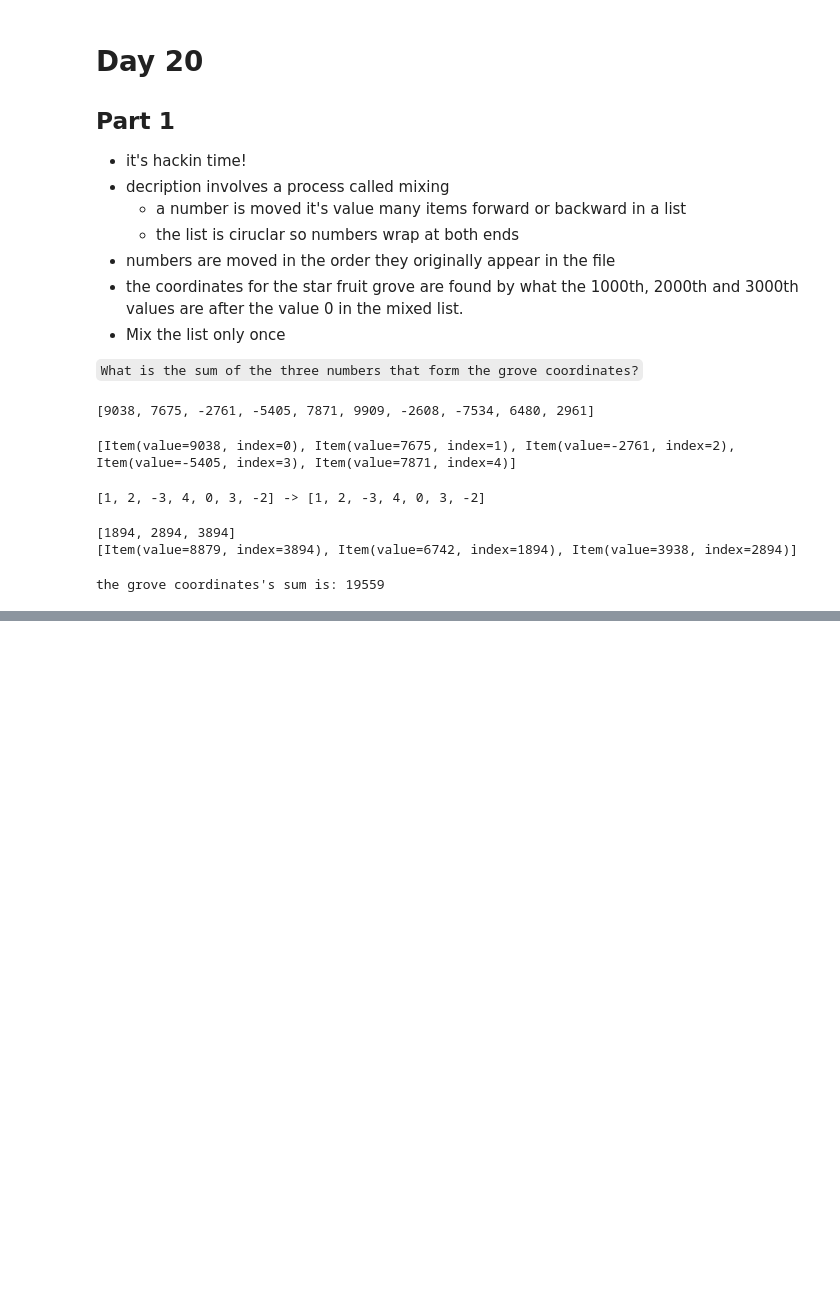
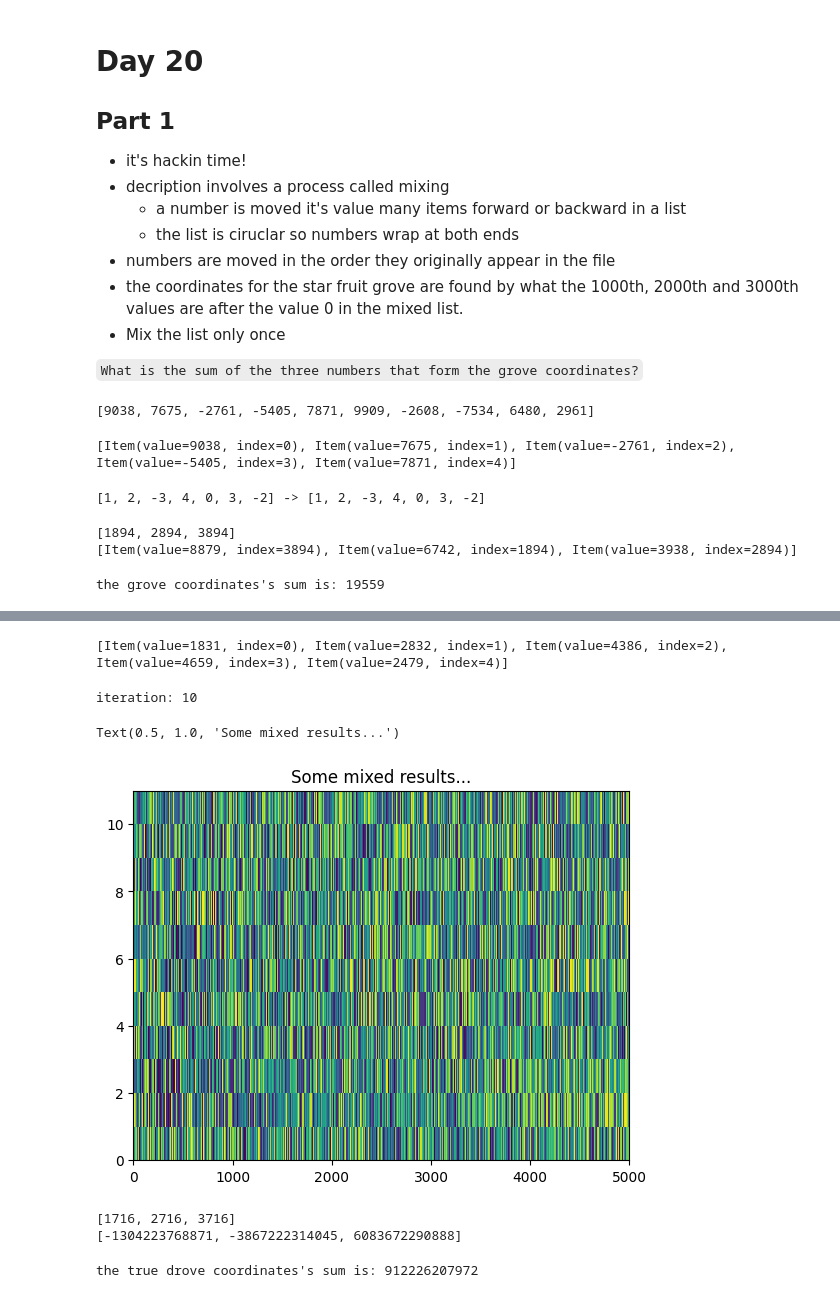
Before and after one commit to nouseforkeys/advent_of_code_22, a Jupyter notebook: day_20.ipynb, the cells around one changed output, grey strips where cells are left out. Cells and saved outputs as stored; diff of their text form; code cells hidden in the pictures; blank space fills up the shorter version.

```diff
--- a/day_20.ipynb
+++ b/day_20.ipynb
@@ -115,0 +127,59 @@ the grove coordinates's sum is: 19559
+# %%
+# let's get a fresh list of items
+decryption_key = 811589153
+
+# the value can be reduced to within the range since we can always extract
+# the original index by looking at the index in the item list
+decrypited_items = []
+mod_value = len(original_list) - 1
+for index, value in enumerate(original_list):
+    decrypted_value = (value * decryption_key) % mod_value
+    decrypited_items.append(Item(decrypted_value, index))
+
+print(decrypited_items[:5])
+# %% [output]
+[Item(value=1831, index=0), Item(value=2832, index=1), Item(value=4386, index=2), Item(value=4659, index=3), Item(value=2479, index=4)]
+# %%
+# time to mix!
+mixing_steps = []
+mixing_steps.append(convert_to_list(decrypited_items))
+for iteration in range(1, 10 + 1):
+    print(f'iteration: {iteration}', end='\r')
+    decrypited_items = mix_list(decrypited_items)
+    mixing_steps.append(convert_to_list(decrypited_items))
+# %% [output]
+iteration: 10
+# %%
+fig, ax = plt.subplots()
+ax.pcolormesh(mixing_steps)
+ax.set_title('Some mixed results...')
+# %% [output]
+Text(0.5, 1.0, 'Some mixed results...')
+[figure, added]
+# %%
+# find 1000th, 2000th and 3000th items after item with value 0
+for item in decrypited_items:
+    if item.value == 0:
+        zero_index = item.index
+        break
+wanted_indecies = [
+    (1000 * value + zero_index) % len(original_list)
+    for value in range(1, 3 + 1)
+]
+print(wanted_indecies)
+wanted_values = []
+for original_index, item in enumerate(decrypited_items):
+    if item.index in wanted_indecies:
+        wanted_values.append(original_list[original_index] * decryption_key)
+    if len(wanted_values) == len(wanted_indecies):
+        break
+print(wanted_values)
+# %% [output]
+[1716, 2716, 3716]
+[-1304223768871, -3867222314045, 6083672290888]
+# %%
+true_coordinates = sum([value for value in wanted_values])
+
+print(f'the true drove coordinates\'s sum is: {true_coordinates}')
+# %% [output]
+the true drove coordinates's sum is: 912226207972
```
Also changed, not shown: parts of 3 cells of this notebook.
